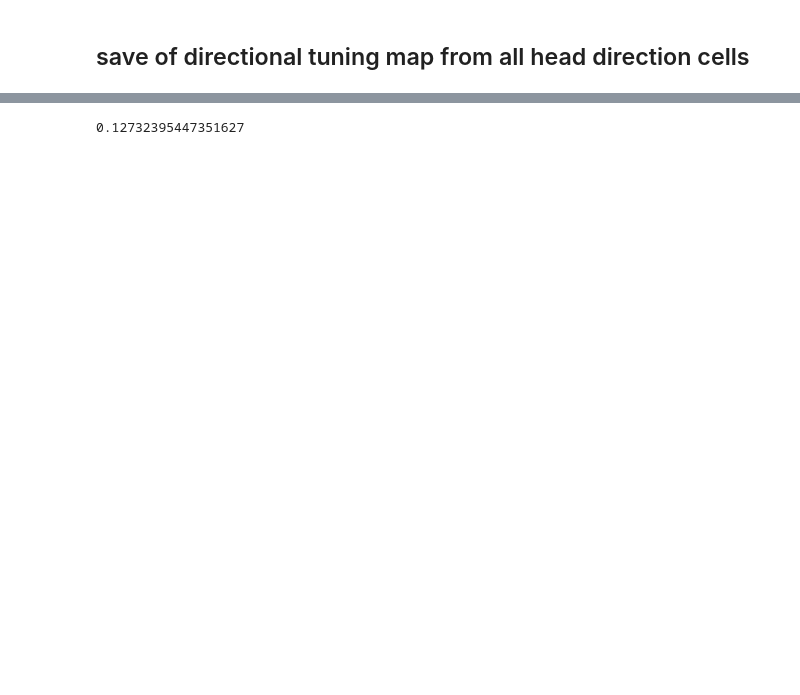
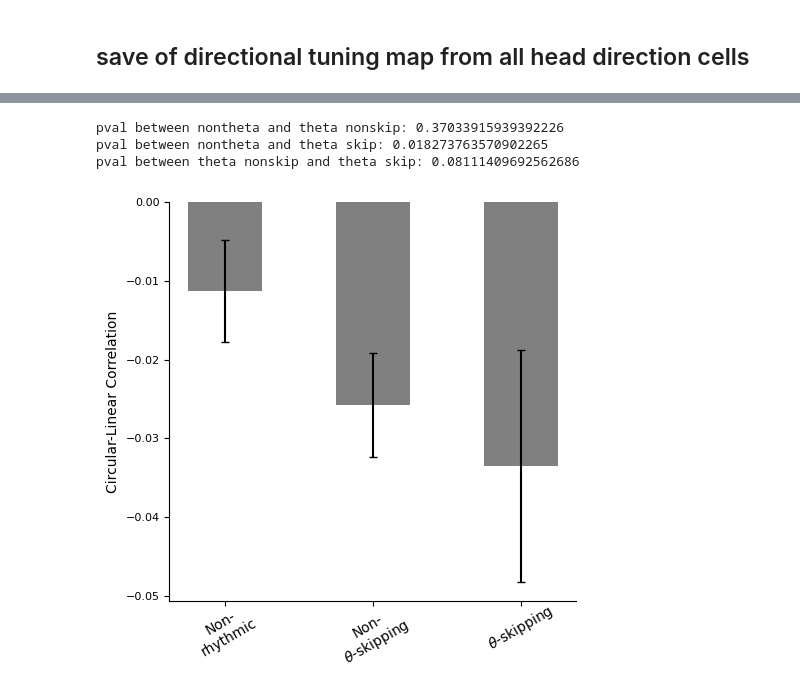
Before and after one commit to ZilongJi/HDPhasePrecession, a Jupyter notebook: plot_direction_and_theta_and_precession.ipynb, the cells around one changed output, grey strips where cells are left out. Saved outputs shown, nothing was run; the diff lists cells and outputs as text; code cells hidden in the pictures; blank space fills up the shorter version.

```diff
--- a/plot_direction_and_theta_and_precession.ipynb
+++ b/plot_direction_and_theta_and_precession.ipynb
@@ -1103,4 +960,53 @@ plt.savefig('./figures/' + cell_name + '_autocorrelogram.pdf', dpi=300)
-# %%
-0.8/np.pi/2
-# %% [output]
-0.12732395447351627
+# %%
+#plot clr for nontheta, theta nonskip, theta skip with mean and sem
+
+# Create arrays for circ-linear correlation
+clr_nontheta = np.array(nontheta_clr)
+clr_theta_nonskip = np.array(theta_nonskip_clr)
+clr_theta_skip = np.array(theta_skip_clr)
+
+fig, ax =   plt.subplots(figsize=(5, 5), dpi=100)
+
+# Plot the mean and standard error of the circ-linear correlation
+mean_clr_nontheta = np.mean(clr_nontheta)
+sem_clr_nontheta = np.std(clr_nontheta) / np.sqrt(len(clr_nontheta))
+mean_clr_theta_nonskip = np.mean(clr_theta_nonskip)
+sem_clr_theta_nonskip = np.std(clr_theta_nonskip) / np.sqrt(len(clr_theta_nonskip))
+mean_clr_theta_skip = np.mean(clr_theta_skip)
+sem_clr_theta_skip = np.std(clr_theta_skip) / np.sqrt(len(clr_theta_skip))
+
+# Plot the bars
+bar_width = 0.5
+bar1 = ax.bar(['Non-\nrhythmic', 'Non-\n'+r'$\theta$-skipping', r'$\theta$-skipping'], [mean_clr_nontheta, mean_clr_theta_nonskip, mean_clr_theta_skip], bar_width, yerr=[sem_clr_nontheta, sem_clr_theta_nonskip, sem_clr_theta_skip], capsize=3, color='grey')
+
+# Add labels and title
+ax.set_ylabel('Circular-Linear Correlation', fontsize=labelsize)
+#roatte xlabel 45 degree
+ax.set_xticklabels(['Non-\nrhythmic', 'Non-\n'+r'$\theta$-skipping', r'$\theta$-skipping'], rotation=30, ha='center', fontsize=labelsize)
+#move xlabel closer to the plot
+ax.tick_params(axis='x', pad=-3)
+
+#tickfontsize
+ax.tick_params(axis='y', which='major', labelsize=ticksize)
+
+ax.spines['top'].set_visible(False)
+ax.spines['right'].set_visible(False)
+
+#mannwhitneyu test between nontheta and theta nonskip
+_, pval = mannwhitneyu(clr_nontheta, clr_theta_nonskip)
+print('pval between nontheta and theta nonskip:', pval)
+
+#mannwhitneyu test between nontheta and theta skip
+_, pval = mannwhitneyu(clr_nontheta, clr_theta_skip)
+print('pval between nontheta and theta skip:', pval)
+
+#mannwhitneyu test between theta nonskip and theta skip
+_, pval = mannwhitneyu(clr_theta_nonskip, clr_theta_skip)
+print('pval between theta nonskip and theta skip:', pval)
+
+plt.tight_layout()
+# %% [output]
+pval between nontheta and theta nonskip: 0.37033915939392226
+pval between nontheta and theta skip: 0.018273763570902265
+pval between theta nonskip and theta skip: 0.08111409692562686
+[figure, added]
```
Also changed, not shown: parts of 14 cells of this notebook, 4 other files.
